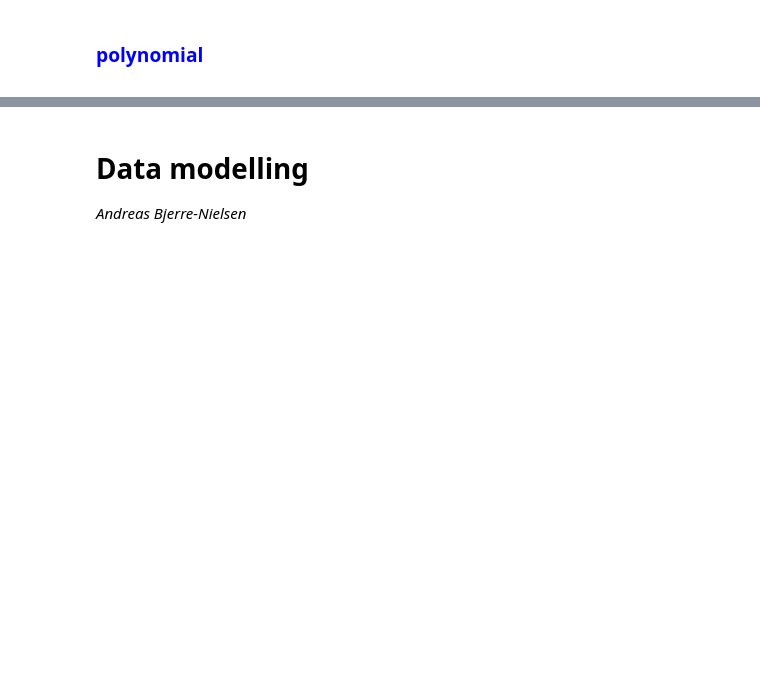
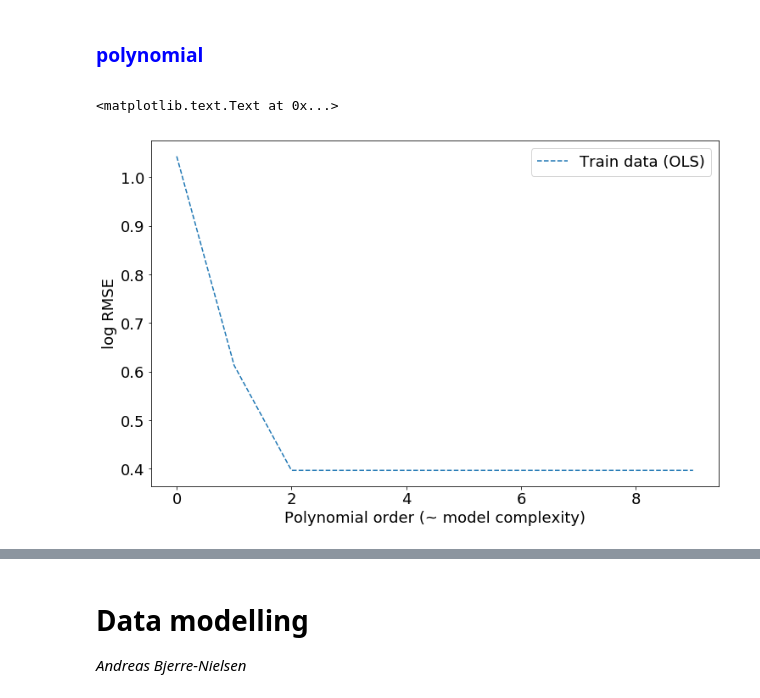
Before and after one commit to abjer/tsds2018, a Jupyter notebook: slides/slides_week3.ipynb, the cells around one changed output, grey strips where cells are left out. Saved outputs shown, nothing was run; the diff lists cells and outputs as text; code cells hidden in the pictures; blank space fills up the shorter version.

```diff
--- a/slides/slides_week3.ipynb
+++ b/slides/slides_week3.ipynb
@@ -339,6 +339,16 @@ for estimate_type in 'regression', 'classification':
 [figure]
 # %% [markdown]
 ### <p><FONT color=blue>polynomial</FONT></p>
+# %%
+f_poly_within, ax = plt.subplots(figsize=figsize1)
+
+ax.plot(np.log(error_train), '--', label='Train data (OLS)', color = sns.color_palette()[0])
+ax.legend()
+ax.set_xlabel('Polynomial order (~ model complexity)')
+ax.set_ylabel('log RMSE')
+# %% [output]
+<matplotlib.text.Text at 0x...>
+[figure, added]
 # %%
 f_poly, ax = plt.subplots(figsize=figsize1)
 
```
Also changed, not shown: parts of 25 cells of this notebook, 1 other file.
